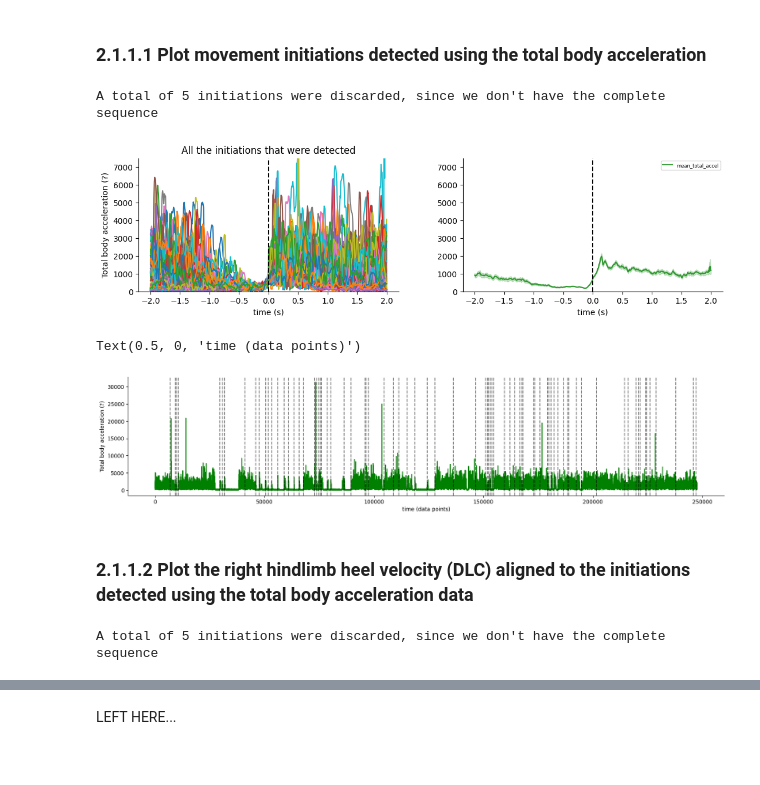
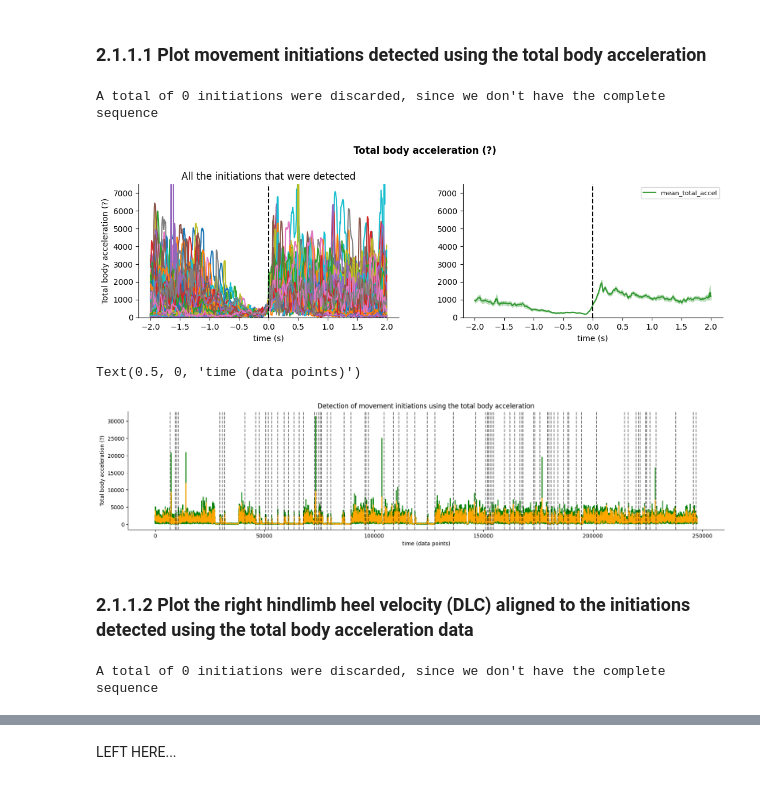
Before and after one commit to DiogoMeloNPU/eurDyscover_open_field_analysis, a Jupyter notebook: Single_session_analysis.ipynb, the cells around one changed output, grey strips where cells are left out. Drawn from its saved outputs; the diff is of its cells as text; code cells hidden in the pictures.

Commit message:
Continued calculating movement initiations using matrices (left at the nose initiations)

```diff
--- a/Single_session_analysis.ipynb
+++ b/Single_session_analysis.ipynb
@@ -1255,21 +1252,17 @@ We consider the cutOff to be at 6.15
 [figure]
 # %%
 # obtain periods of movement (cg - cross gaussian)
-moving_accel_interp_cg = []
-for timestamp in range(len(df_timestamps_accel_interpolation)):
-    if np.log(df_timestamps_accel_interpolation['Total_accel'][timestamp]) >= cutOff_interp_cg:
-        moving_accel_interp_cg.append(1)
-    else:
-        moving_accel_interp_cg.append(0)
+moving_accel_interp_cg = [1 if np.log(df_timestamps_accel_interpolation['Total_accel'][timestamp])
+                          >= cutOff_interp_cg else 0 for timestamp in range(len(df_timestamps_accel_interpolation))]
 
 # showing only a chunk of the signal (the region shown should be changed given the filtering, which 'pushes' the signal to the left)
 plt.plot(moving_accel_interp_cg[int(len(moving_accel_interp_cg)/4):2*int(len(moving_accel)/4)],
-         color='cornflowerblue', label='moving_accel')
+         color='cornflowerblue', label='moving_accel_interp_cg')
 plt.ylabel(
     'Under (0) vs Above (1) cutOff')
 plt.xlabel(
     'time (data points)')
 plt.gca().spines['top'].set_visible(False)
 plt.gca().spines['right'].set_visible(False)
-leg = plt.legend(fontsize=6)
+leg = plt.legend(fontsize=8)
 # %% [output]
@@ -1321,21 +1315,17 @@ We consider the cutOff to be at 298.52
 # %%
 %matplotlib inline
 
-moving_accel_filtered = []
-for timestamp in range(len(accel_interp_filtered)):
-    if accel_interp_filtered[timestamp] >= cutOff_accel_filtered:
-        moving_accel_filtered.append(1)
-    else:
-        moving_accel_filtered.append(0)
+moving_accel_filtered = [1 if accel_interp_filtered[timestamp] >=
+                         cutOff_accel_filtered else 0 for timestamp in range(len(accel_interp_filtered))]
 
 # showing only a chunk of the signal
 plt.plot(moving_accel_filtered[int(len(moving_accel_filtered)/4):2*int(len(moving_accel_filtered)/4)],
-         color='cornflowerblue', label='moving_accel')
+         color='cornflowerblue', label='moving_accel_filtered')
 plt.ylabel(
     'Under (0) vs Above (1) cutOff')
 plt.xlabel(
     'time (data points)')
 plt.gca().spines['top'].set_visible(False)
 plt.gca().spines['right'].set_visible(False)
-leg = plt.legend(fontsize=6)
+leg = plt.legend(fontsize=8)
 # %% [output]
@@ -1394,20 +1388,16 @@ We consider the cutOff to be at 6.1
 # %%
 # obtain periods of movement (cg - cross gaussian)
-moving_accel_filtered_cg = []
-for timestamp in range(len(accel_interp_filtered)):
-    if np.log(accel_interp_filtered[timestamp]) >= cutOff_filtered_cg:
-        moving_accel_filtered_cg.append(1)
-    else:
-        moving_accel_filtered_cg.append(0)
+moving_accel_filtered_cg = [1 if np.log(accel_interp_filtered[timestamp])
+                            >= cutOff_filtered_cg else 0 for timestamp in range(len(accel_interp_filtered))]
 
 # showing only a chunk of the signal
 plt.plot(moving_accel_filtered_cg[int(len(moving_accel_filtered_cg)/4):2*int(len(moving_accel_filtered_cg)/4)],
-         color='cornflowerblue', label='moving_accel')
+         color='cornflowerblue', label='moving_accel_filtered_cg')
 plt.ylabel(
     'Under (0) vs Above (1) cutOff')
 plt.xlabel(
     'time (data points)')
 plt.gca().spines['top'].set_visible(False)
 plt.gca().spines['right'].set_visible(False)
-leg = plt.legend(fontsize=6)
+leg = plt.legend(fontsize=8)
 # %% [output]
@@ -1519,7 +1509,7 @@ for i in range(5):
     if matrix_sequences_total_accel[0][0] < 0:
         matrix_sequences_total_accel = np.delete(
             matrix_sequences_total_accel, 0, 0)
-    elif matrix_sequences_total_accel[-1][-1] >= neuron_mat_info['C_raw'].shape[1]:
+    elif matrix_sequences_total_accel[-1][-1] >= len(df_timestamps_accel_interpolation):
         matrix_sequences_total_accel = np.delete(
             matrix_sequences_total_accel, -1, 0)
 
@@ -1530,49 +1520,54 @@ mean_total_accel = np.mean(total_accel_peth, axis = 0)
 std_total_accel = np.std(total_accel_peth, axis = 0)
 std_error_total_accel = std_total_accel/math.sqrt(len(initiations_accel_corrected))
 # %% [output]
-A total of 5 initiations were discarded, since we don't have the complete sequence
+A total of 0 initiations were discarded, since we don't have the complete sequence
 # %%
 %matplotlib inline
 
 # check the initiations that were detected using the total body acceleration
 fig, ((ax1, ax2)) = plt.subplots(1, 2, figsize=(12, 4))
 fig.tight_layout(pad=5.0)
+fig.suptitle("Total body acceleration (?)", fontweight='bold')
 
 X_POSITION = 0
 
 # all the initiations
 ax1.set_title('All the initiations that were detected')
 for init in total_accel_peth:
     ax1.plot(np.linspace(-2, 2, 801), init)
 ax1.axvline(X_POSITION, linestyle='--', color='black')
 ax1.spines['top'].set_visible(False)
 ax1.spines['right'].set_visible(False)
 ax1.set_ylim([0, 7500])
 ax1.set_ylabel(
     'Total body acceleration (?)')
 ax1.set_xlabel(
     'time (s)')
 
 # mean of the initiations
 ax2.plot(np.linspace(-2, 2, 801), mean_total_accel, color="green", alpha=0.75, label="mean_total_accel")
 ax2.fill_between(np.linspace(-2, 2, 801),
                   mean_total_accel - std_error_total_accel,
                   mean_total_accel + std_error_total_accel, alpha=0.2, color='green')
 ax2.axvline(X_POSITION, linestyle='--', color='black')
 ax2.spines['top'].set_visible(False)
 ax2.spines['right'].set_visible(False)
 ax2.set_ylim([0, 7500])
 ax2.set_xlabel(
     'time (s)')
-leg2 = ax2.legend(fontsize=6)
+leg2 = ax2.legend(fontsize=8)
 # %% [output]
-[figure, old version]
+[figure, new version]
 # %%
 %matplotlib inline
 
 fig, ((ax1)) = plt.subplots(1,1, figsize = (20,4))
 
-ax1.plot(df_timestamps_accel_interpolation['Total_accel'], color = 'green')
+ax1.set_title('Detection of movement initiations using the total body acceleration')
+ax1.plot(df_timestamps_accel_interpolation['Total_accel'], color = 'green', label = 'df_timestamps_accel_interpolation["Total_accel"]')
+ax1.plot(accel_interp_filtered, color = 'orange', label = 'accel_interp_filtered')
+# steel need to add the cutoff and subplot smaller chunks of signal
+#ax1.hlines(10**cutOff_filtered_cg, 0, len(accel_interp_filtered), color = 'black', alpha = 0.5)
 for init in initiations_accel_corrected:
     ax1.axvline(init, linestyle='--', color='black', alpha = 0.5)
 ax1.spines['top'].set_visible(False)
@@ -1583,7 +1578,7 @@ ax1.set_xlabel(
     'time (data points)')
 # %% [output]
 Text(0.5, 0, 'time (data points)')
-[figure, old version]
+[figure, new version]
 # %% [markdown]
 ### 2.1.1.2 Plot the right hindlimb heel velocity (DLC) aligned to the initiations detected using the total body acceleration data
 # %%
@@ -1609,8 +1604,8 @@ import math
 
 # define the window of interest (in this case, 2 seconds before and after the detected initiation)
 time_sec = 2
-wind1 = -camera_aq_rate*time_sec
-wind2 = camera_aq_rate*time_sec+1
+wind1 = -camera_aq_rate * time_sec
+wind2 = camera_aq_rate * time_sec + 1
 
 # matrix contaning the initiations (each row is a repeated value of the index in the signal where the initiation takes place)
 matrix_initiations_rhl_aligned2TBA = np.tile(
@@ -1633,7 +1628,7 @@ for i in range(5):
     if matrix_sequences_rhl_aligned2TBA[0][0] < 0:
         matrix_sequences_rhl_aligned2TBA = np.delete(
             matrix_sequences_rhl_aligned2TBA, 0, 0)
-    elif matrix_sequences_rhl_aligned2TBA[-1][-1] >= neuron_mat_info['C_raw'].shape[1]:
+    elif matrix_sequences_rhl_aligned2TBA[-1][-1] >= len(df_vel):
         matrix_sequences_rhl_aligned2TBA = np.delete(
             matrix_sequences_rhl_aligned2TBA, -1, 0)
 
@@ -1646,7 +1641,7 @@ mean_rhl_aligned2TBA = np.mean(rhl_aligned2TBA_peth, axis=0)
 std_rhl_aligned2TBA = np.std(rhl_aligned2TBA_peth, axis=0)
 std_error_rhl_aligned2TBA = std_rhl_aligned2TBA / math.sqrt(len(initiations_accel_corrected))
 # %% [output]
-A total of 5 initiations were discarded, since we don't have the complete sequence
+A total of 0 initiations were discarded, since we don't have the complete sequence
 # %%
 %matplotlib inline
 
```
Also changed, not shown: parts of 104 cells of this notebook.
